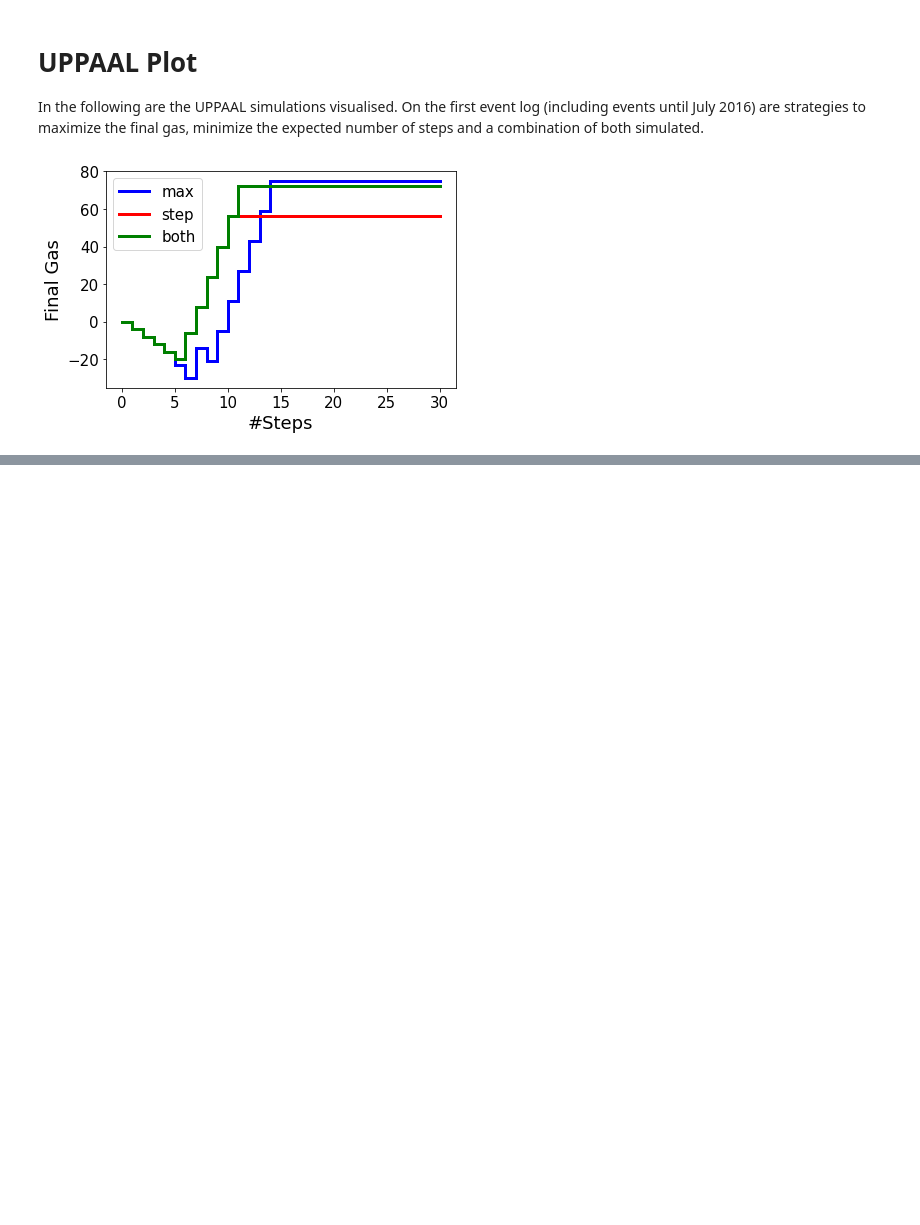
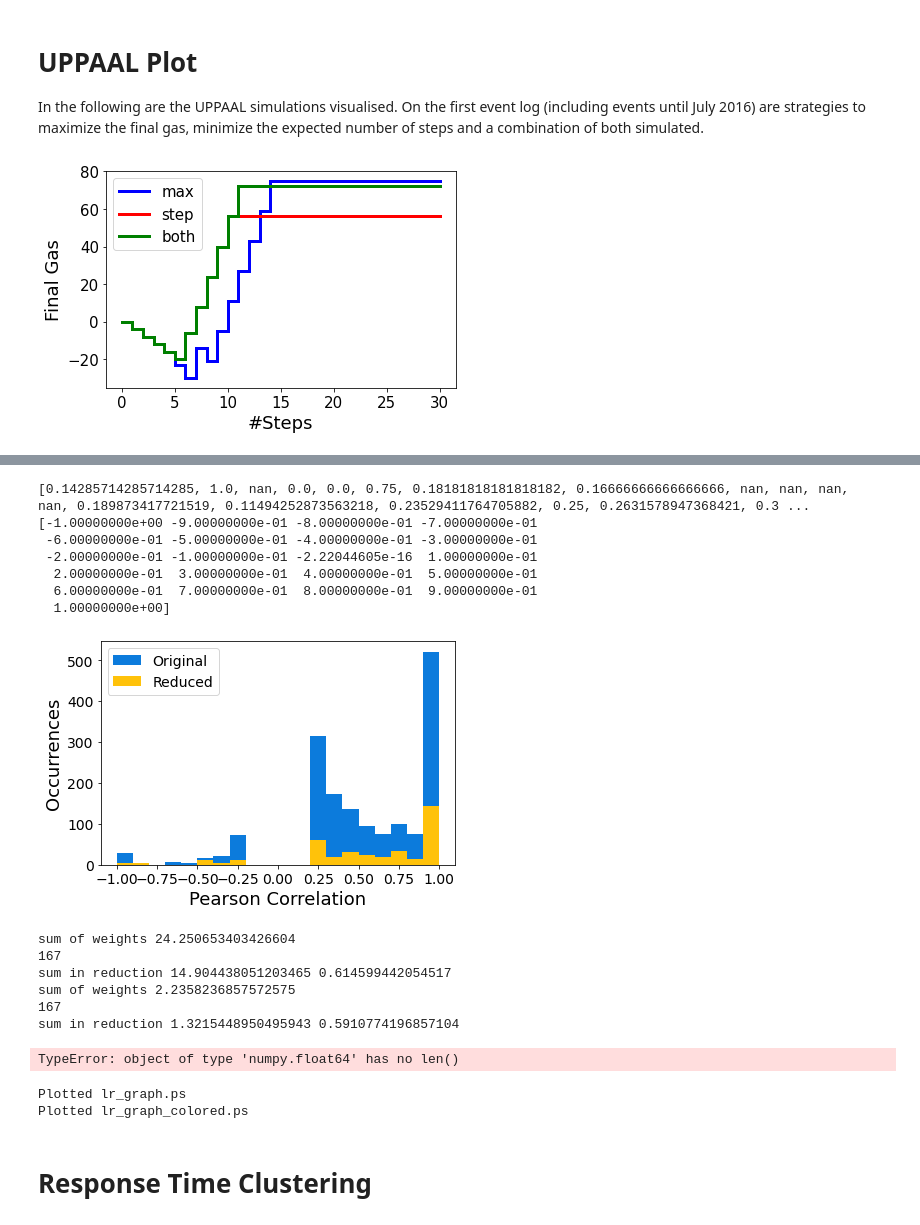
Before and after one commit to smartjourneymining/bpi_games, a Jupyter notebook: main.ipynb, the cells around one changed output, grey strips where cells are left out. Saved outputs shown, nothing was run; the diff lists cells and outputs as text; code cells hidden in the pictures; blank space fills up the shorter version.

```diff
--- a/main.ipynb
+++ b/main.ipynb
@@ -1082,0 +1422,42 @@ plt.show()
+# %%
+counts, bins, bars = plt.hist([x for x in trace_df_after.corr().unstack() if abs(x) > 0.2], 20, label = "Original", color = '#0C7BDC')
+counts1, bins1, bars1 = plt.hist([x for x in reachable_trace_df_after.corr().unstack() if abs(x) > 0.2], 20, label = "Reduced", color = '#FFC20A', range = [-1,1])
+print([counts1[i]/counts[i] for i in range(len(counts))])
+print(bins)
+plt.xlabel("Pearson Correlation", fontsize = 18)
+plt.ylabel("Occurrences", fontsize = 18)
+plt.xticks(fontsize=14)
+plt.yticks(fontsize=14)
+plt.legend(prop={'size':14})
+plt.show()
+# %% [output]
+[0.14285714285714285, 1.0, nan, 0.0, 0.0, 0.75, 0.18181818181818182, 0.16666666666666666, nan, nan, nan, nan, 0.189873417721519, 0.11494252873563218, 0.23529411764705882, 0.25, 0.2631578947368421, 0.3 ...
+[-1.00000000e+00 -9.00000000e-01 -8.00000000e-01 -7.00000000e-01
+ -6.00000000e-01 -5.00000000e-01 -4.00000000e-01 -3.00000000e-01
+ -2.00000000e-01 -1.00000000e-01 -2.22044605e-16  1.00000000e-01
+  2.00000000e-01  3.00000000e-01  4.00000000e-01  5.00000000e-01
+  6.00000000e-01  7.00000000e-01  8.00000000e-01  9.00000000e-01
+  1.00000000e+00]
+[figure, added]
+# %%
+X = trace_df_before.drop('y', axis=1)
+y = trace_df_before['y']
+classifier = LogisticRegression(random_state=0, penalty='elasticnet', solver='saga', l1_ratio = 0.3, fit_intercept = False)
+investigate_traces_in_reduction(X,y,classifier)
+
+classifier = ElasticNet(random_state=0,fit_intercept=False, l1_ratio = 0.2, alpha = 0.05)
+investigate_traces_in_reduction(X,y,classifier)
+# %% [output]
+sum of weights 24.250653403426604
+167
+sum in reduction 14.904438051203465 0.614599442054517
+sum of weights 2.2358236857572575
+167
+sum in reduction 1.3215448950495943 0.5910774196857104
+# %%
+edge_cost_lr = {}
+print(len(X.columns),len(reg.coef_[0]))
+for c,w in zip(X.columns, reg.coef_[0]):
+    edge_cost_lr[c] = w
+# %% [output]
+TypeError: object of type 'numpy.float64' has no len()
@@ -1082,0 +1472,14 @@ plt.show()
+# %%
+lr_graph = copy.deepcopy(before_reachable)
+for e in lr_graph.edges:
+    lr_graph.edges[e]['label'] = 0
+lr_graph = annotate_graph(lr_graph, edge_cost_lr)
+lr_graph_colored = color_graph(lr_graph, green = 0.1, red = -0.1)
+if SAVE_ELEMENTS:
+    draw_dfg(lr_graph, "lr_graph.ps", "dot")
+    draw_dfg(lr_graph_colored, 'lr_graph_colored.ps', "dot")
+# %% [output]
+Plotted lr_graph.ps
+Plotted lr_graph_colored.ps
+# %% [markdown]
+# Response Time Clustering
```
Also changed, not shown: parts of 31 cells of this notebook.
